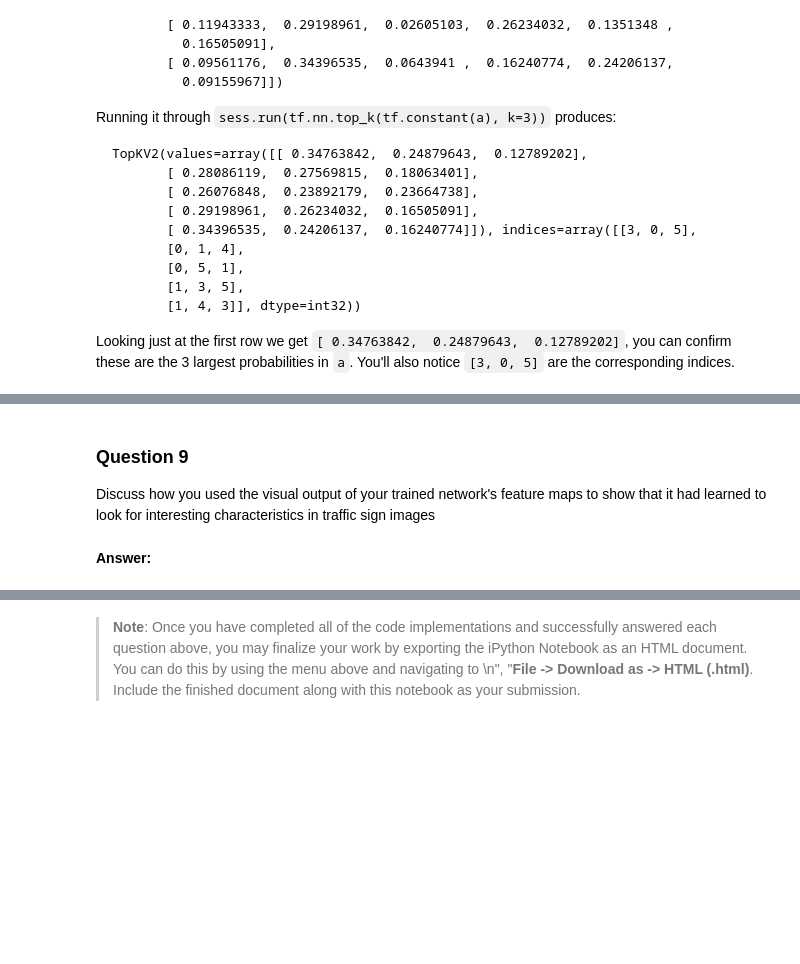
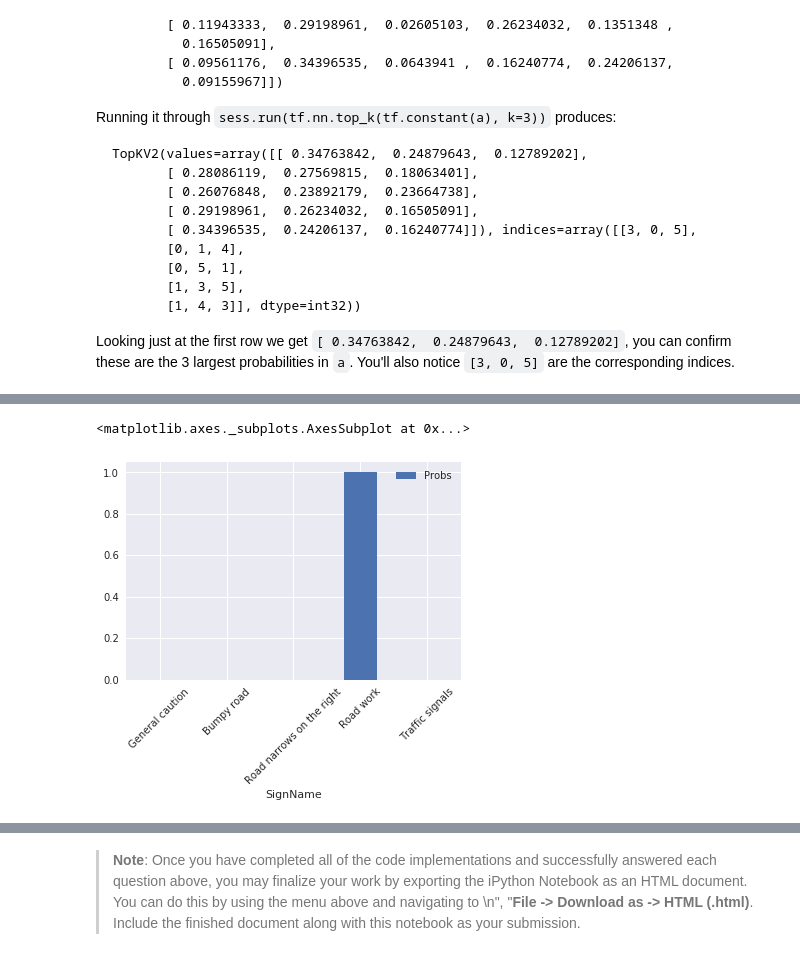
Before and after one commit to jeffwen/scdnd_traffic_sign, a Jupyter notebook: Traffic_Sign_Classifier.ipynb, the cells around one changed output, grey strips where cells are left out. Cells and saved outputs as stored; diff of their text form; code cells hidden in the pictures; blank space fills up the shorter version.

```diff
--- a/Traffic_Sign_Classifier.ipynb
+++ b/Traffic_Sign_Classifier.ipynb
@@ -641,3 +666,8 @@ Looking just at the first row we get `[ 0.34763842,  0.24879643,  0.12789202]`,
 # %%
 ### Print out the top five softmax probabilities for the predictions on the German traffic sign images found on the web.
 ### Feel free to use as many code cells as needed.
+with tf.Session() as sess:
+    saver.restore(sess, tf.train.latest_checkpoint('.'))
+
+    logits = sess.run([tf.nn.softmax(logits)], feed_dict={x: new_images_processed, y: new_labels, keep_prob: 1.0})
+    print("Test Accuracy = {:.3f}".format(new_img_accuracy))
@@ -692,6 +676,16 @@ def outputFeatureMap(image_input, tf_activation, activation_min=-1, activation_m
-# %% [markdown]
-### Question 9
-
-Discuss how you used the visual output of your trained network's feature maps to show that it had learned to look for interesting characteristics in traffic sign images
-# %% [markdown]
-**Answer:**
+# %%
+# plt.bar(range(len(logits[0][0].argsort()[-5:][::-1])),logits[0][0][logits[0][0].argsort()[-5:][::-1]])
+# plt.xlabels()
+#sign_names[sign_names['ClassId'].isin(logits[0][0].argsort()[-5:][::-1])]
+ClassId = logits[0][0].argsort()[-5:][::-1]
+probs = logits[0][0][logits[0][0].argsort()[-5:][::-1]]
+top5_df = pd.DataFrame({"ClassId":ClassId, "Probs":probs})
+
+filtered_signs = sign_names[sign_names['ClassId'].isin(logits[0][0].argsort()[-5:][::-1])]
+
+merged_df = pd.merge(filtered_signs, top5_df)
+
+merged_df.plot(x="SignName", y="Probs", kind="bar")
+# %% [output]
+<matplotlib.axes._subplots.AxesSubplot at 0x...>
+[figure, added]
```
Also changed, not shown: parts of 24 cells of this notebook, 3 other files.
